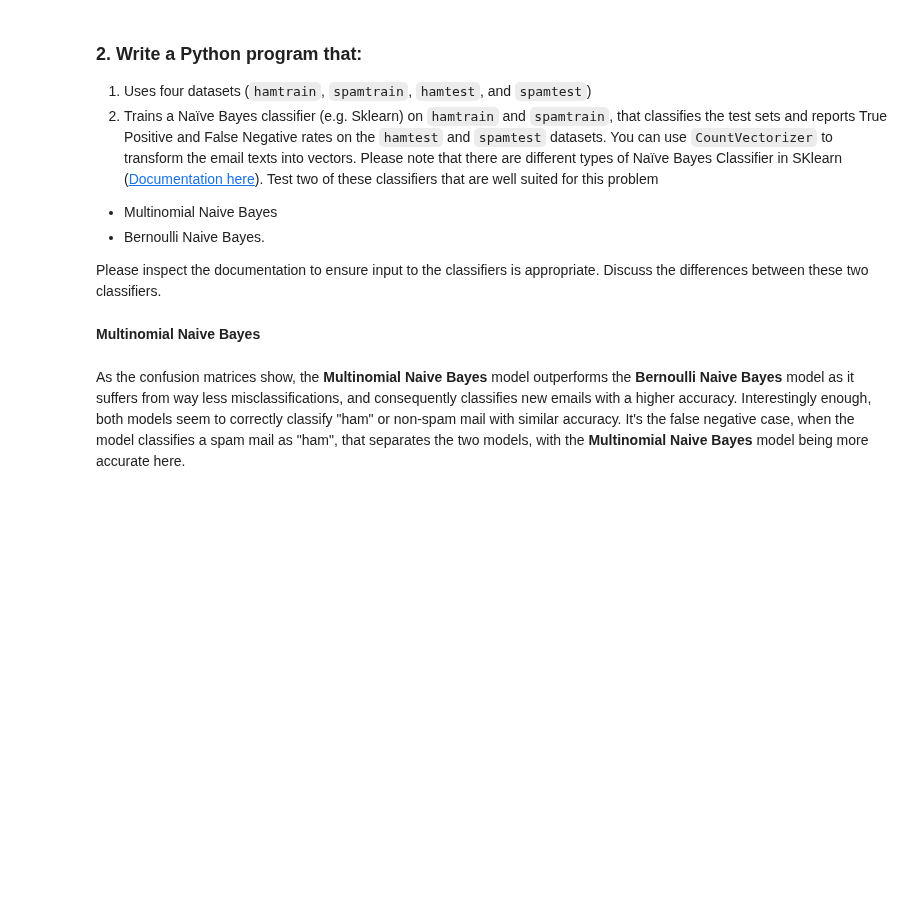
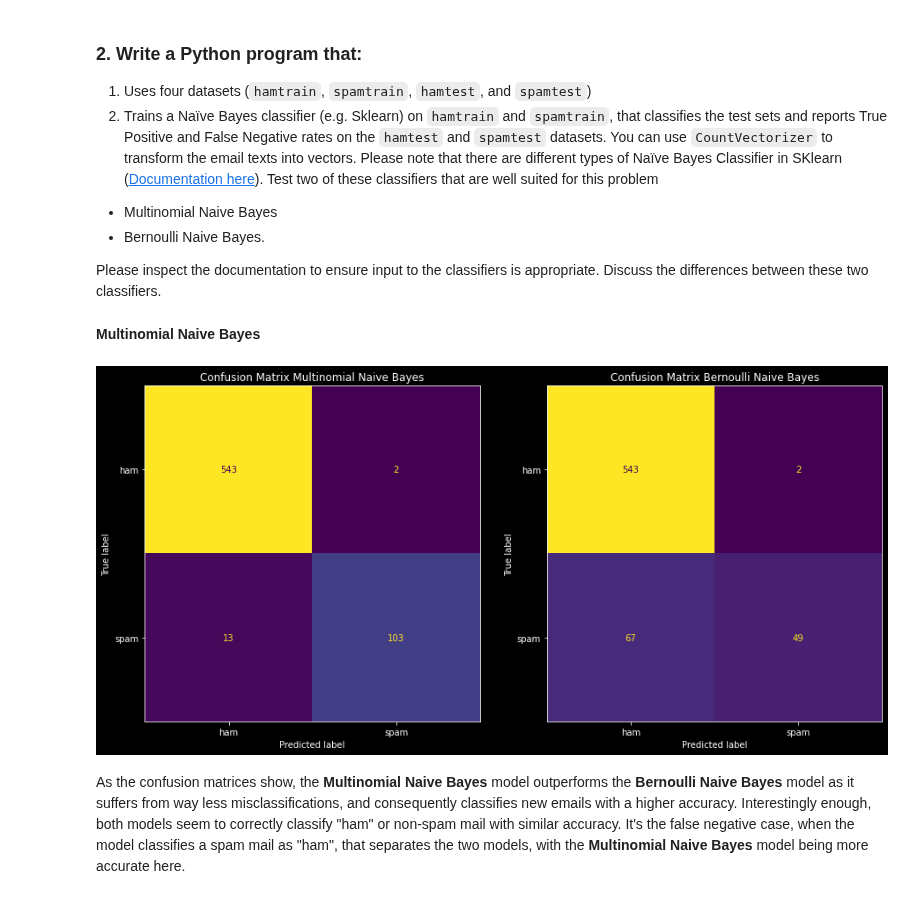
Before and after one commit to lukasmartinsson/dat405, a Jupyter notebook: assignment_4/DAT405_Assignment4.ipynb, the cells around one changed output. Drawn from its saved outputs; the diff is of its cells as text; code cells hidden in the pictures; blank space fills up the shorter version.

```diff
--- a/assignment_4/DAT405_Assignment4.ipynb
+++ b/assignment_4/DAT405_Assignment4.ipynb
@@ -48,7 +58,8 @@ def extract_emails(directories, class_name):
     for file in os.listdir(directory):
       with open(os.path.join(directory,file), encoding='latin-1') as f:
         if f is not None:
-          rows.append({'email': file, 'content': f.read(), 'class': class_name})
+          content = f.read()
+          rows.append({'email': message_from_string(content, policy=email.policy.default), 'content': content, 'class': class_name})
   return pd.DataFrame(rows)
 
 # extract emails and add class information
@@ -89,33 +113,35 @@ Please inspect the documentation to ensure input to the classifiers is appropria
 # %%
 from sklearn.naive_bayes import MultinomialNB, BernoulliNB
 from sklearn.metrics import plot_confusion_matrix, confusion_matrix
 
 def compare_naive_bayes(X_train, X_test, y_train, y_test, cv=None):
   # instantiate a Count Vectorizer and fit for training data
   if cv is None:
     cv = CountVectorizer()
 
   X_train_vector = cv.fit_transform(X_train)
   X_test_vector = cv.transform(X_test)
 
   # fit models using training vector
   multinomial_naive_bayes = MultinomialNB().fit(X_train_vector, y_train)
   bernoulli_naive_bayes = BernoulliNB().fit(X_train_vector, y_train)
 
   # make predictions on the test data
   y_pred_multinomial = multinomial_naive_bayes.predict(X_test_vector)
   y_pred_bernoulli = bernoulli_naive_bayes.predict(X_test_vector)
 
   # plot confusion matrices
-  fig, (ax1, ax2, ax3) = plt.subplots(nrows=1, ncols=3, figsize=(20,10))
+  fig, (ax1, ax2) = plt.subplots(nrows=1, ncols=2, figsize=(15,10))
   plot_confusion_matrix(multinomial_naive_bayes, X_test_vector, y_test, ax=ax1, colorbar=None)
   ax1.set_title("Confusion Matrix Multinomial Naive Bayes")
-  plot_confusion_matrix(bernoulli_naive_bayes, X_test_vector, y_test, ax=ax2, colorbar=True)
+  plot_confusion_matrix(bernoulli_naive_bayes, X_test_vector, y_test, ax=ax2, colorbar=None)
   ax2.set_title('Confusion Matrix Bernoulli Naive Bayes')
   # cf = confusion_matrix(y_test, bernoulli_naive_bayes.predict(X_test_vector))
   # plt.colorbar(cf, ax=ax3)
 
-compare_naive_bayes(X_train, X_test, y_train, y_test),
+compare_naive_bayes(X_train, X_test, y_train, y_test)
+# %% [output]
+[figure, added]
 # %% [markdown]
 As the confusion matrices show, the **Multinomial Naive Bayes** model outperforms the **Bernoulli Naive Bayes** model as it suffers from way less misclassifications, and consequently classifies new emails with a higher accuracy. Interestingly enough, both models seem to correctly classify "ham" or non-spam mail with similar accuracy. It's the false negative case, when the model classifies a spam mail as "ham", that separates the two models, with the **Multinomial Naive Bayes** model being more accurate here.
 # %% [markdown]
```
Also changed, not shown: parts of 14 cells of this notebook.
